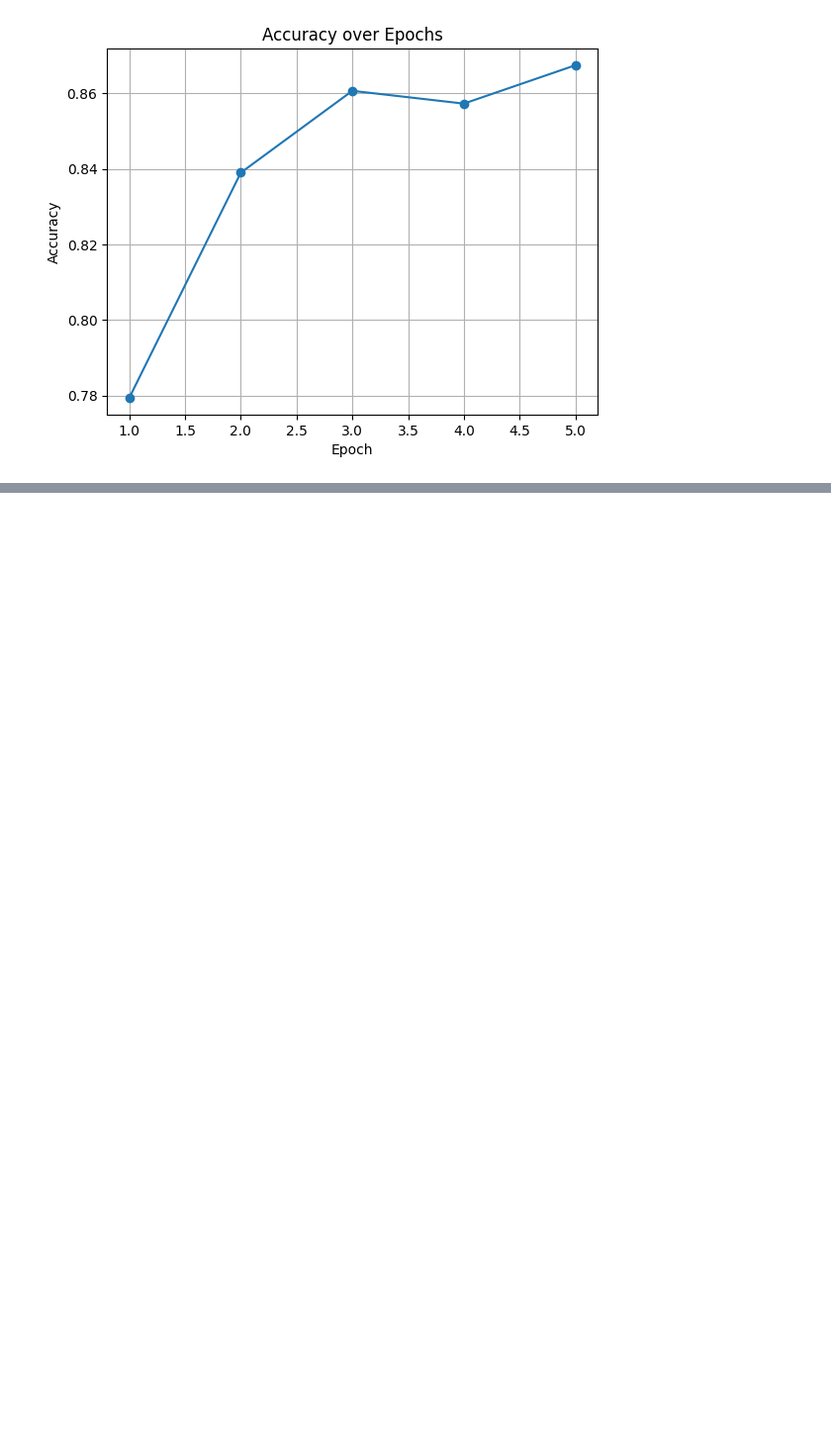
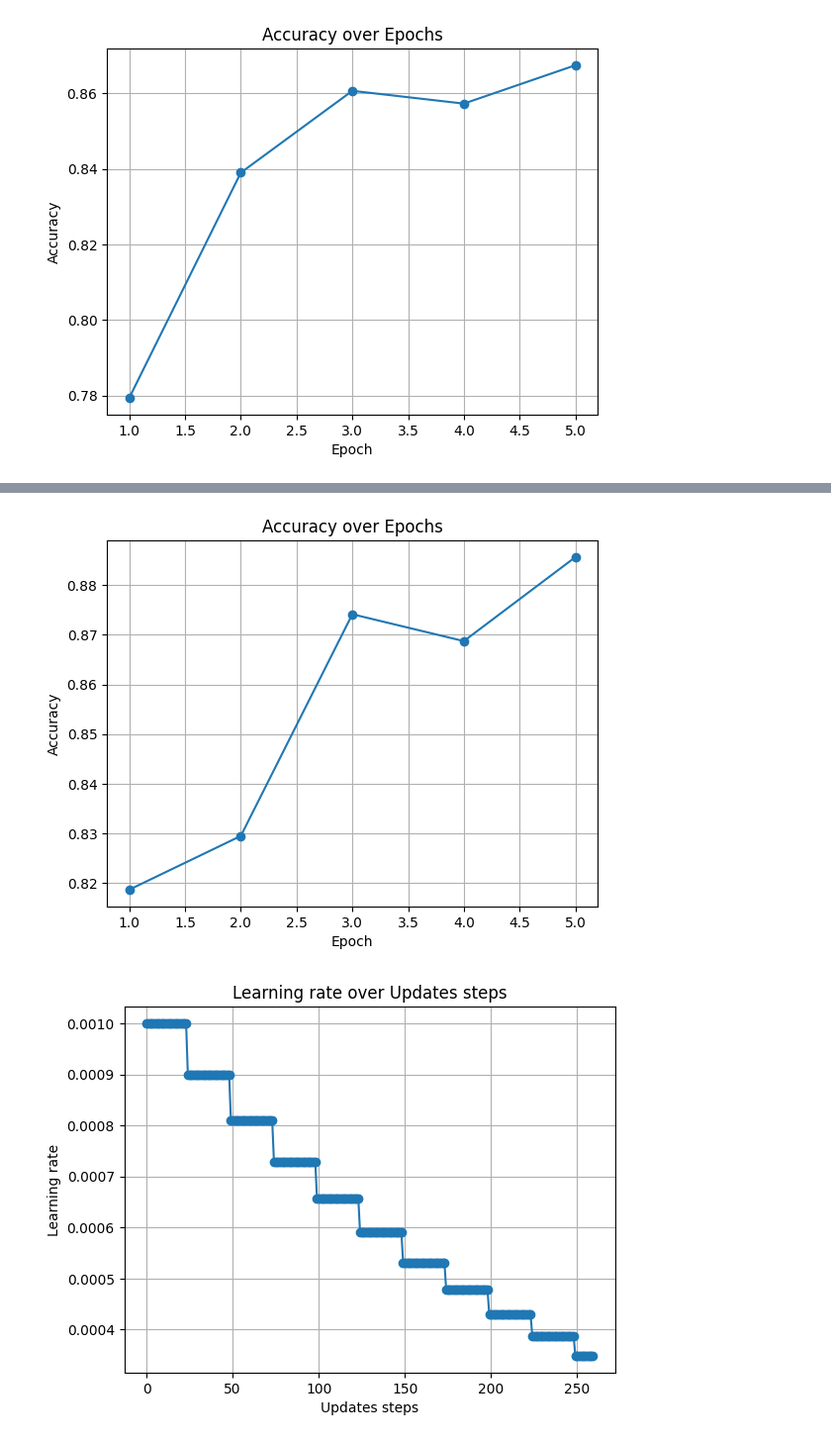
Before and after one commit to Casassarnau/semi-supervised-learning-oxford-IIIT-pet, a Jupyter notebook: breeds_classifier.ipynb, the cells around one changed output, grey strips where cells are left out. Shown at 99% size. Cells and saved outputs as stored; diff of their text form; code cells hidden in the pictures; blank space fills up the shorter version.

```diff
--- a/breeds_classifier.ipynb
+++ b/breeds_classifier.ipynb
@@ -229,0 +304,3 @@ Accuracy on test data: 0.8687415426251691
+# %%
+main(extra_layers=[None, None], epochs=5, sched=1)
+# %% [output]
@@ -229,0 +324,2 @@ Accuracy on test data: 0.8687415426251691
+[figure, added]
+[figure, added]
```
Also changed, not shown: parts of 18 cells of this notebook.
